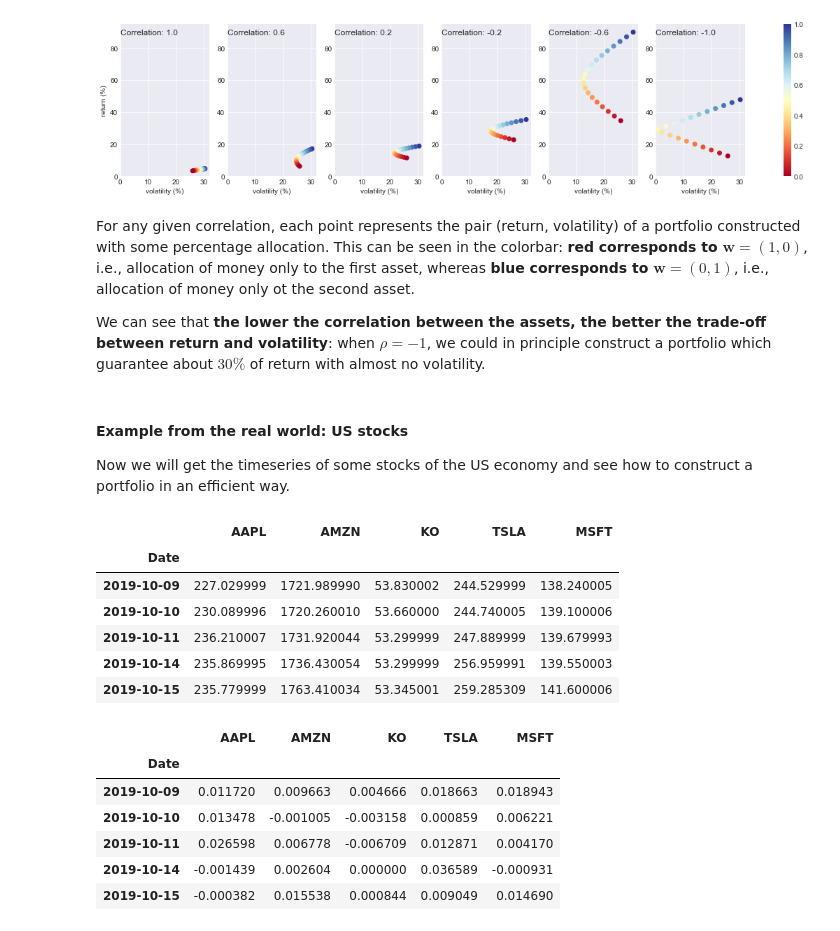
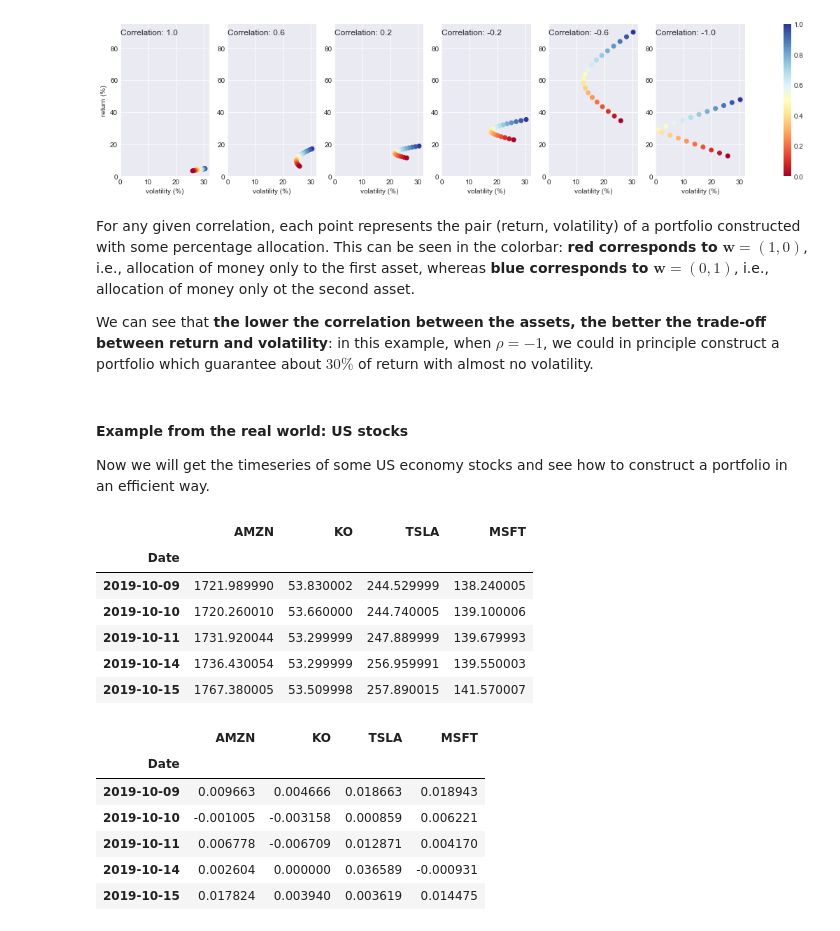
Before and after one commit to z4ir3/finance-courses, a Jupyter notebook: week-2.ipynb, the cells around one changed output. Saved outputs shown, nothing was run; the diff lists cells and outputs as text; code cells hidden in the pictures.

```diff
--- a/week-2.ipynb
+++ b/week-2.ipynb
@@ -165,13 +162,13 @@ For any given correlation, each point represents the pair (return, volatility) o
 This can be seen in the colorbar: **red corresponds to $\mathbf{w} = (1,0)$**, i.e., allocation of money only to the first asset, whereas
 **blue corresponds to $\mathbf{w} = (0,1)$**, i.e., allocation of money only ot the second asset.
 
-We can see that **the lower the correlation between the assets, the better the trade-off between return and volatility**: when $\rho=-1$,
-we could in principle construct a portfolio which guarantee about $30\%$ of return with almost no volatility.
+We can see that **the lower the correlation between the assets, the better the trade-off between return and volatility**: in this example,
+when $\rho=-1$, we could in principle construct a portfolio which guarantee about $30\%$ of return with almost no volatility.
 # %% [markdown]
 #### Example from the real world: US stocks
-Now we will get the timeseries of some stocks of the US economy and see how to construct a portfolio in an efficient way.
+Now we will get the timeseries of some US economy stocks and see how to construct a portfolio in an efficient way.
 # %%
-tickers  = ['AAPL','AMZN','KO','TSLA','MSFT']
+tickers  = ['AMZN','KO','TSLA','MSFT']
 n_assets = len(tickers)
 
 stocks = pd.DataFrame()
@@ -181,24 +178,24 @@ for stock_name in tickers:
 # %%
 stocks.tail()
 # %% [output]
-|  | AAPL | AMZN | KO | TSLA | MSFT |
-| Date |  |  |  |  |  |
-| 2019-10-09 | 227.029999 | 1721.989990 | 53.830002 | 244.529999 | 138.240005 |
-| 2019-10-10 | 230.089996 | 1720.260010 | 53.660000 | 244.740005 | 139.100006 |
-| 2019-10-11 | 236.210007 | 1731.920044 | 53.299999 | 247.889999 | 139.679993 |
-| 2019-10-14 | 235.869995 | 1736.430054 | 53.299999 | 256.959991 | 139.550003 |
-| 2019-10-15 | 235.779999 | 1763.410034 | 53.345001 | 259.285309 | 141.600006 |
+|  | AMZN | KO | TSLA | MSFT |
+| Date |  |  |  |  |
+| 2019-10-09 | 1721.989990 | 53.830002 | 244.529999 | 138.240005 |
+| 2019-10-10 | 1720.260010 | 53.660000 | 244.740005 | 139.100006 |
+| 2019-10-11 | 1731.920044 | 53.299999 | 247.889999 | 139.679993 |
+| 2019-10-14 | 1736.430054 | 53.299999 | 256.959991 | 139.550003 |
+| 2019-10-15 | 1767.380005 | 53.509998 | 257.890015 | 141.570007 |
 # %%
 # compute the daily returns
-rets = erk.compute_returns(stocks)
-rets.tail()
+daily_rets = erk.compute_returns(stocks)
+daily_rets.tail()
 # %% [output]
-|  | AAPL | AMZN | KO | TSLA | MSFT |
-| Date |  |  |  |  |  |
-| 2019-10-09 | 0.011720 | 0.009663 | 0.004666 | 0.018663 | 0.018943 |
-| 2019-10-10 | 0.013478 | -0.001005 | -0.003158 | 0.000859 | 0.006221 |
-| 2019-10-11 | 0.026598 | 0.006778 | -0.006709 | 0.012871 | 0.004170 |
-| 2019-10-14 | -0.001439 | 0.002604 | 0.000000 | 0.036589 | -0.000931 |
-| 2019-10-15 | -0.000382 | 0.015538 | 0.000844 | 0.009049 | 0.014690 |
+|  | AMZN | KO | TSLA | MSFT |
+| Date |  |  |  |  |
+| 2019-10-09 | 0.009663 | 0.004666 | 0.018663 | 0.018943 |
+| 2019-10-10 | -0.001005 | -0.003158 | 0.000859 | 0.006221 |
+| 2019-10-11 | 0.006778 | -0.006709 | 0.012871 | 0.004170 |
+| 2019-10-14 | 0.002604 | 0.000000 | 0.036589 | -0.000931 |
+| 2019-10-15 | 0.017824 | 0.003940 | 0.003619 | 0.014475 |
 # %%
 # compute the mean daily returns and the covariance of daily returns of the two assets
```
Also changed, not shown: parts of 10 cells of this notebook.
